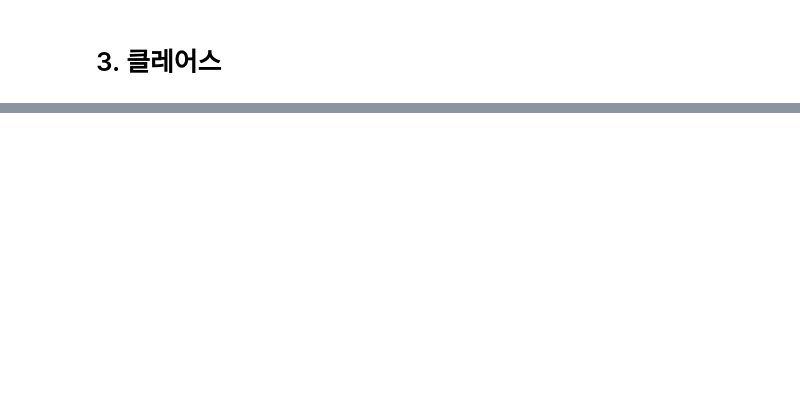
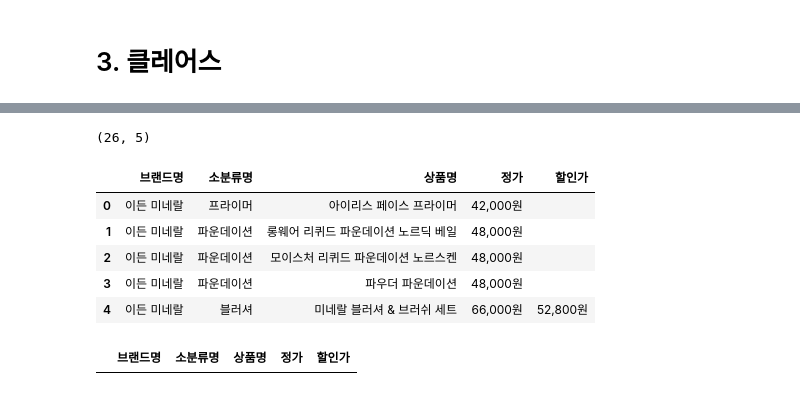
Before and after one commit to CSJ516/Weather_Bigdata_contest, a Jupyter notebook: 08.여러 사이트 화장품 스크래핑.ipynb, the cells around one changed output, grey strips where cells are left out. Saved outputs shown, nothing was run; the diff lists cells and outputs as text; code cells hidden in the pictures; blank space fills up the shorter version.

```diff
--- a/08.여러 사이트 화장품 스크래핑.ipynb
+++ b/08.여러 사이트 화장품 스크래핑.ipynb
@@ -178,0 +439,36 @@ price[:5]
+# %%
+# 최종 스크래핑 코드
+def cosmetic_scraping(category, number):
+
+    total_data = []
+    for cat, num in zip(category, number):
+        url = f'https://idunminerals.co.kr/category/{cat}/{num}/'
+        html = BeautifulSoup(requests.get(url, headers={'User-agent': 'Mozilla/5.0'}).text, "lxml")
+
+        # 소분류명, 상품명, 가격 (정가, 할인가)
+        so_cat = cat
+        item = html.find_all('strong', class_='name')
+        price = html.find_all('ul', class_='xans-element- xans-product xans-product-listitem spec')
+
+        data = []
+        for i in range(len(item)):
+            item2 = item[i].text.replace('상품명 : ', '')
+            price2 = price[i].find('li', class_=' display판매가 xans-record-').text.replace('판매가 : ', '').strip()
+            if price[i].find('li', class_=' display할인판매가 xans-record-') is None:
+                price3 = ' '
+            else:
+                price3 = price[i].find('li', class_=' display할인판매가 xans-record-').text.replace('할인판매가 : ', '').strip()
+            data.append([so_cat, item2, price2, price3])
+        total_data.append(data)
+
+    df = pd.DataFrame(sum(total_data, []))
+    df.columns = ['소분류명', '상품명', '정가', '할인가']
+    return df
+# %%
+# 카테고리 선정 후 수집
+category = ['프라이머','파운데이션','블러셔','컨투어링','파우더',\
+            '마스카라','아이섀도우','페이스','아이','cleansing']
+number = ['52','54','56','57','58','64','65','68','69','32']
+df = cosmetic_scraping(category, number)
+print(df.shape)
+df.head()
@@ -178,0 +483,14 @@ price[:5]
+# %%
+df['브랜드명'] = '이든 미네랄'
+df = df[['브랜드명','소분류명','상품명','정가','할인가']]
+df.reset_index(drop=True, inplace=True)
+print(df.shape)
+df.head()
+# %% [output]
+(26, 5)
+|  | 브랜드명 | 소분류명 | 상품명 | 정가 | 할인가 |
+| 0 | 이든 미네랄 | 프라이머 | 아이리스 페이스 프라이머 | 42,000원 |  |
+| 1 | 이든 미네랄 | 파운데이션 | 롱웨어 리퀴드 파운데이션 노르딕 베일 | 48,000원 |  |
+| 2 | 이든 미네랄 | 파운데이션 | 모이스처 리퀴드 파운데이션 노르스켄 | 48,000원 |  |
+| 3 | 이든 미네랄 | 파운데이션 | 파우더 파운데이션 | 48,000원 |  |
+| 4 | 이든 미네랄 | 블러셔 | 미네랄 블러셔 & 브러쉬 세트 | 66,000원 | 52,800원 |
@@ -178,0 +499,4 @@ price[:5]
+# %%
+df[df.상품명.duplicated()]
+# %% [output]
+|  | 브랜드명 | 소분류명 | 상품명 | 정가 | 할인가 |
```
Also changed, not shown: parts of 31 cells of this notebook, 3 other files.
